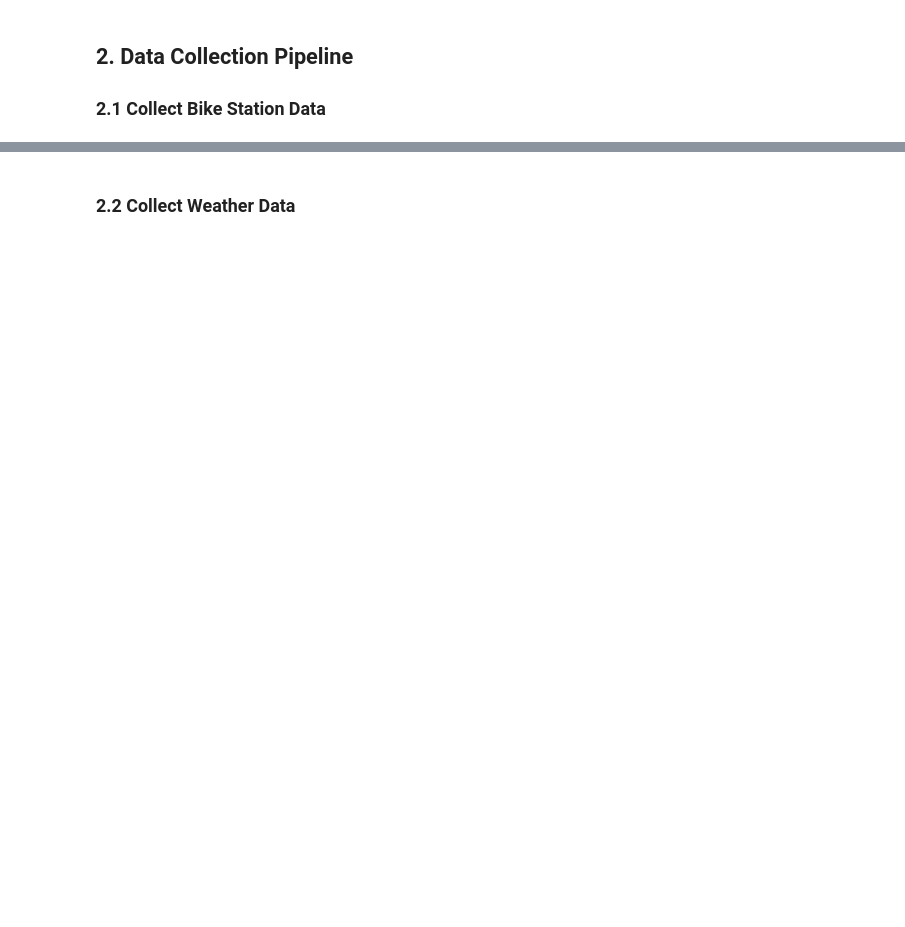
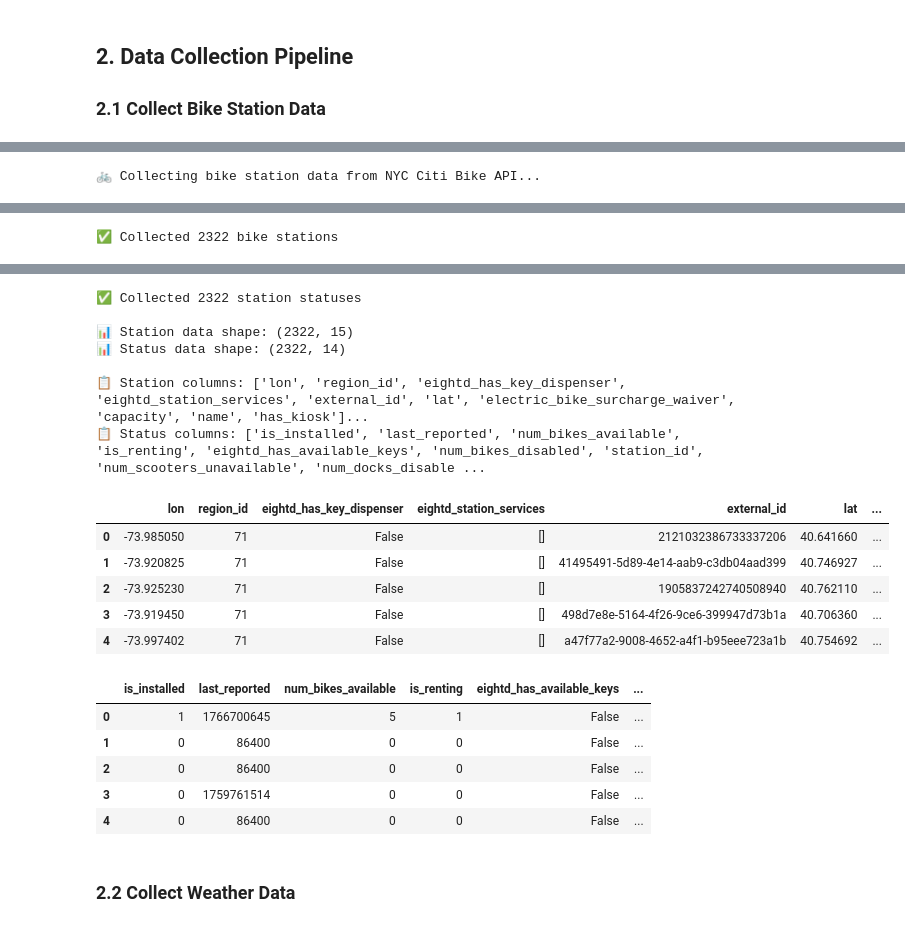
Before and after one commit to shima-maleki/Bike-Demand-Prediction-for-Smart-Cities, a Jupyter notebook: notebooks/00_end_to_end_system_demo.ipynb, the cells around one changed output, grey strips where cells are left out. Saved outputs shown, nothing was run; the diff lists cells and outputs as text; code cells hidden in the pictures; blank space fills up the shorter version.

```diff
--- a/notebooks/00_end_to_end_system_demo.ipynb
+++ b/notebooks/00_end_to_end_system_demo.ipynb
@@ -75,11 +87,13 @@ print("🚲 Collecting bike station data from NYC Citi Bike API...")
 
 with bike_collector:
     # Collect station information
-    stations = bike_collector.collect_station_information()
+    stations_response = bike_collector.collect_station_information()
+    stations = stations_response['data']['stations']  # Extract stations list
     print(f"✅ Collected {len(stations)} bike stations")
 
     # Collect current status
-    statuses = bike_collector.collect_station_status()
+    statuses_response = bike_collector.collect_station_status()
+    statuses = statuses_response['data']['stations']  # Extract statuses list
     print(f"✅ Collected {len(statuses)} station statuses")
 
 # Convert to DataFrames
@@ -89,6 +103,11 @@ df_statuses = pd.DataFrame(statuses)
 print(f"\n📊 Station data shape: {df_stations.shape}")
 print(f"📊 Status data shape: {df_statuses.shape}")
 
+# Preview columns
+print(f"\n📋 Station columns: {list(df_stations.columns[:10])}...")
+print(f"📋 Status columns: {list(df_statuses.columns[:10])}...")
+
 # Preview
 display(df_stations.head())
 display(df_statuses.head())
+# %% [output]
@@ -94,0 +116 @@ display(df_statuses.head())
+🚲 Collecting bike station data from NYC Citi Bike API...
@@ -94,0 +122 @@ display(df_statuses.head())
+✅ Collected 2322 bike stations
@@ -95,3 +127,22 @@ display(df_statuses.head())
+✅ Collected 2322 station statuses
+
+📊 Station data shape: (2322, 15)
+📊 Status data shape: (2322, 14)
+
+📋 Station columns: ['lon', 'region_id', 'eightd_has_key_dispenser', 'eightd_station_services', 'external_id', 'lat', 'electric_bike_surcharge_waiver', 'capacity', 'name', 'has_kiosk']...
+📋 Status columns: ['is_installed', 'last_reported', 'num_bikes_available', 'is_renting', 'eightd_has_available_keys', 'num_bikes_disabled', 'station_id', 'num_scooters_unavailable', 'num_docks_disable ...
+|  | lon | region_id | eightd_has_key_dispenser | eightd_station_services | external_id | lat | ... |
+| 0 | -73.985050 | 71 | False | [] | 2121032386733337206 | 40.641660 | ... |
+| 1 | -73.920825 | 71 | False | [] | 41495491-5d89-4e14-aab9-c3db04aad399 | 40.746927 | ... |
+| 2 | -73.925230 | 71 | False | [] | 1905837242740508940 | 40.762110 | ... |
+| 3 | -73.919450 | 71 | False | [] | 498d7e8e-5164-4f26-9ce6-399947d73b1a | 40.706360 | ... |
+| 4 | -73.997402 | 71 | False | [] | a47f77a2-9008-4652-a4f1-b95eee723a1b | 40.754692 | ... |
+|  | is_installed | last_reported | num_bikes_available | is_renting | eightd_has_available_keys | ... |
+| 0 | 1 | 1766700645 | 5 | 1 | False | ... |
+| 1 | 0 | 86400 | 0 | 0 | False | ... |
+| 2 | 0 | 86400 | 0 | 0 | False | ... |
+| 3 | 0 | 1759761514 | 0 | 0 | False | ... |
+| 4 | 0 | 86400 | 0 | 0 | False | ... |
 # %% [markdown]
 ### 2.2 Collect Weather Data
 # %%
```
Also changed, not shown: parts of 25 cells of this notebook, 21 other files.
